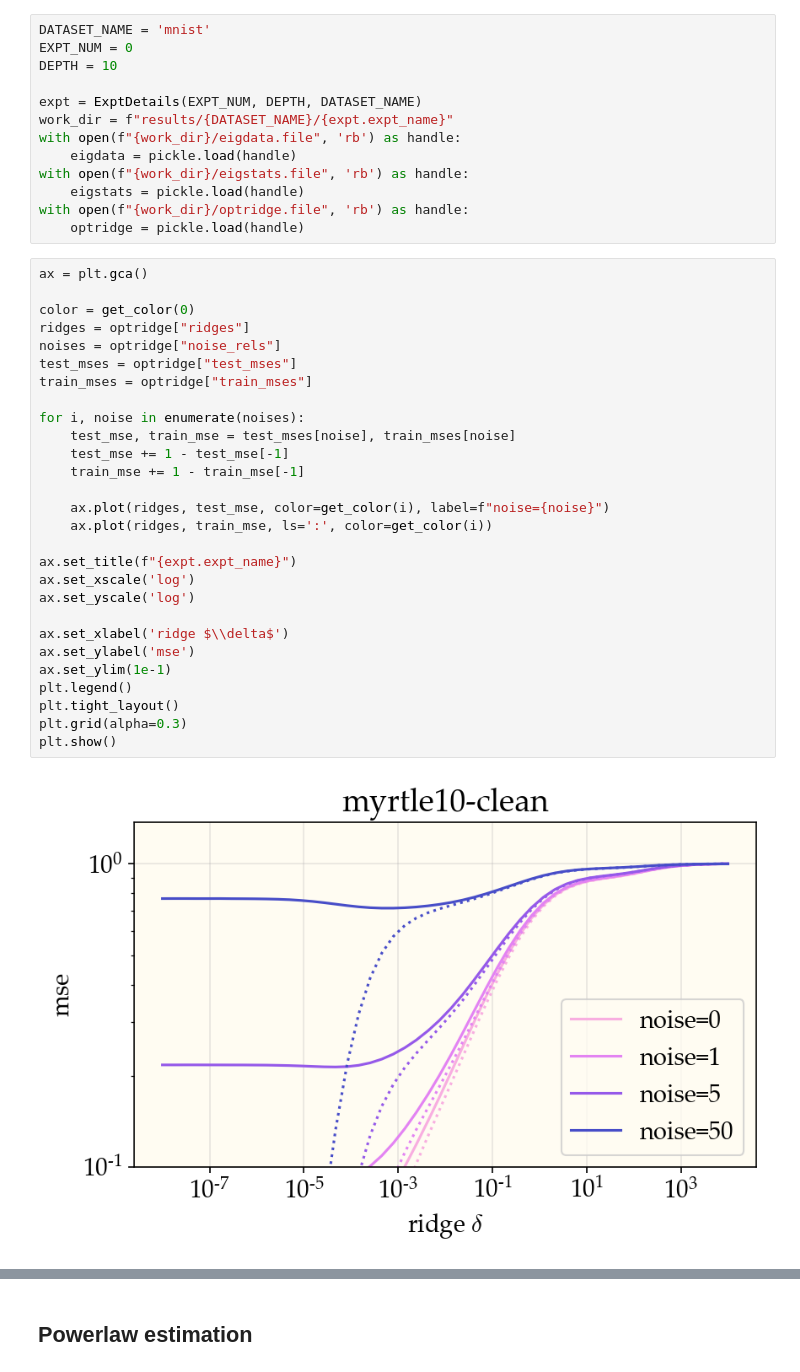
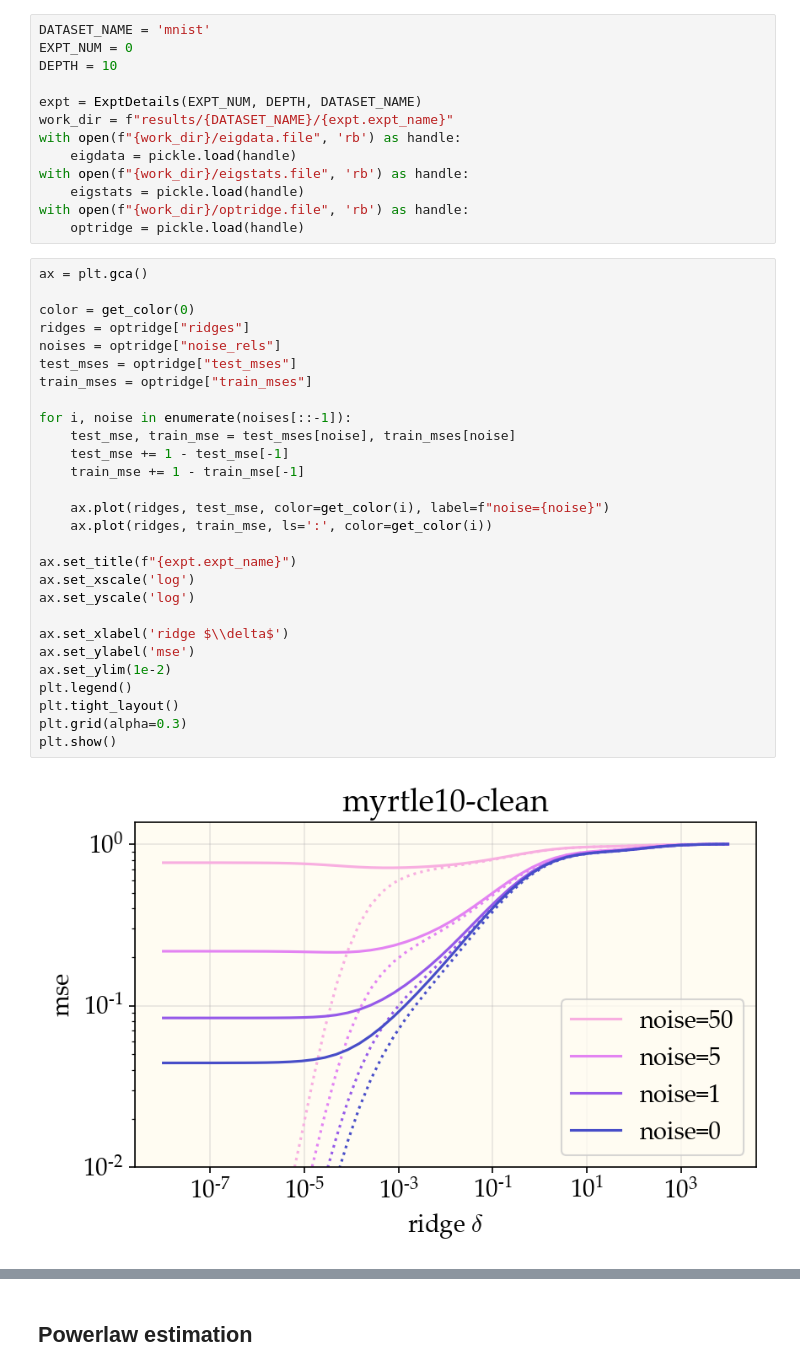
Before and after one commit to dkarkada/more-is-better, a Jupyter notebook: powerlaws.ipynb, the cells around one changed output, grey strips where cells are left out. Saved outputs shown, nothing was run; the diff lists cells and outputs as text.

```diff
--- a/powerlaws.ipynb
+++ b/powerlaws.ipynb
@@ -76,33 +76,33 @@ with open(f"{work_dir}/optridge.file", 'rb') as handle:
 # %%
 ax = plt.gca()
 
 color = get_color(0)
 ridges = optridge["ridges"]
 noises = optridge["noise_rels"]
 test_mses = optridge["test_mses"]
 train_mses = optridge["train_mses"]
 
-for i, noise in enumerate(noises):
+for i, noise in enumerate(noises[::-1]):
     test_mse, train_mse = test_mses[noise], train_mses[noise]
     test_mse += 1 - test_mse[-1]
     train_mse += 1 - train_mse[-1]
 
     ax.plot(ridges, test_mse, color=get_color(i), label=f"noise={noise}")
     ax.plot(ridges, train_mse, ls=':', color=get_color(i))
 
 ax.set_title(f"{expt.expt_name}")
 ax.set_xscale('log')
 ax.set_yscale('log')
 
 ax.set_xlabel('ridge $\\delta$')
 ax.set_ylabel('mse')
-ax.set_ylim(1e-1)
+ax.set_ylim(1e-2)
 plt.legend()
 plt.tight_layout()
 plt.grid(alpha=0.3)
 plt.show()
 # %% [output]
-[figure, old version]
+[figure, new version]
 # %%
 def mse_theory(R, a, b, noise, n):
     R2 = np.sqrt(R)
```
Also changed, not shown: parts of 2 cells of this notebook, 5 other files.
